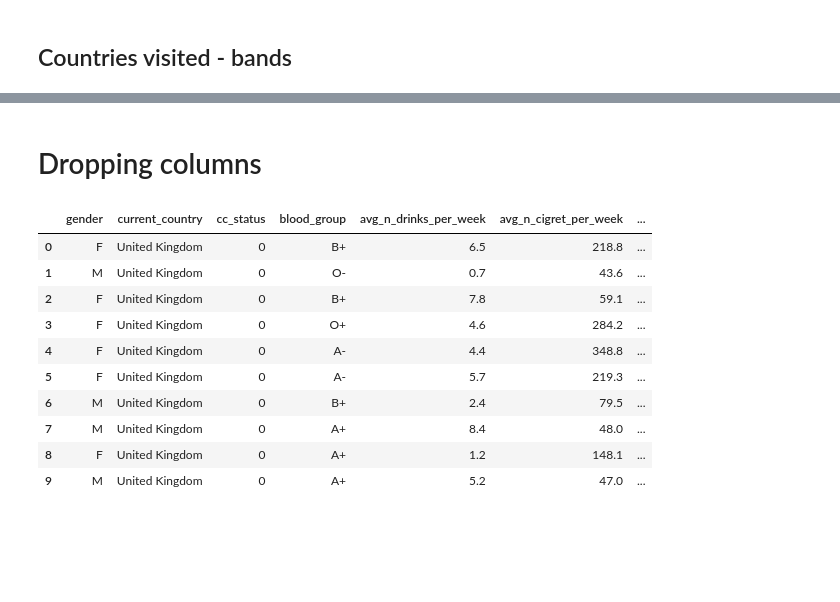
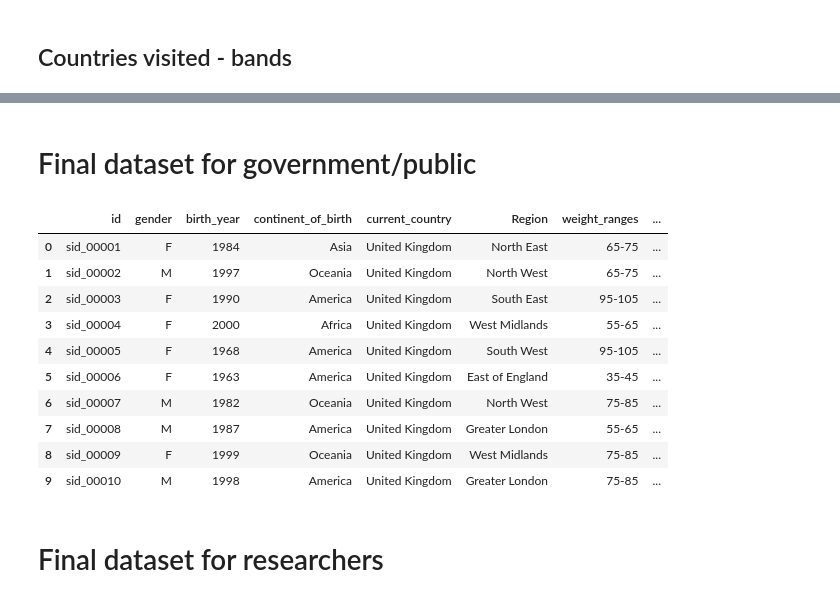
Before and after one commit to KHsuan/CDM_data_anonymisation, a Jupyter notebook: final.ipynb, the cells around one changed output, grey strips where cells are left out. Cells and saved outputs as stored; diff of their text form; code cells hidden in the pictures; blank space fills up the shorter version.

Commit message:
final dataset

```diff
--- a/final.ipynb
+++ b/final.ipynb
@@ -460,3 +498,18 @@ plt.show()
 [figure]
 # %% [markdown]
 ## Countries visited - bands
+# %%
+bins = list(range(0, max(data['n_countries_visited'])+1, 5))
+
+labels = [f"{start + 1}-{end}" for start, end in zip(bins[:-1], bins[1:])]
+print(labels)
+
+# Create a new column n_countries_range with new bins
+data['n_countries_range'] = pd.cut(data['n_countries_visited'], bins=bins, labels=labels, include_lowest=True)
+
+# Count the occurrences in each bin and print it
+range_counts = data['n_countries_range'].value_counts()
+print("Values in ranges of 5 and their counts:")
+print(range_counts)
+
+data.head(10)
@@ -462,0 +545,8 @@ plt.show()
+# %%
+# Remove the '+' and '-' signs from the 'blood_group' column
+data['blood_groupn'] = data['blood_group'].str.replace('+', '').str.replace('-', '')
+data.head(10)
+
+# checking number of unique values
+unique_blood_group = data['blood_groupn'].value_counts()
+unique_blood_group
@@ -478,2 +574,0 @@ data.head(10)
-# %% [markdown]
-# Dropping columns
@@ -483,14 +575,25 @@ final_data = data.drop(columns=['given_name', 'surname', 'birthdate', 'country_o
+# %% [markdown]
+# Final dataset for government/public
+# %%
+# Order of columns:
+cols_gov = ['id', 'gender','birth_year', 'continent_of_birth', 'current_country', 'Region', 'weight_ranges', 'height_ranges', 'blood_groupn', 'avg_n_drinks_per_week_group', 'avg_n_cigret_per_week_group', 'education_level', 'n_countries_range','cc_status']
+cols_res = ['id', 'gender','birth_year', 'continent_of_birth', 'current_country', 'Region', 'weight', 'height', 'blood_group', 'avg_n_drinks_per_week', 'avg_n_cigret_per_week', 'education_level', 'n_countries_visited','cc_status']
+# %%
+# Generating final dataset for gov/public
+final_data_gov = data[cols_gov]
 # %%
-final_data.head(10)
+final_data_gov.head(10)
 # %% [output]
-|  | gender | current_country | cc_status | blood_group | avg_n_drinks_per_week | avg_n_cigret_per_week | ... |
-| 0 | F | United Kingdom | 0 | B+ | 6.5 | 218.8 | ... |
-| 1 | M | United Kingdom | 0 | O- | 0.7 | 43.6 | ... |
-| 2 | F | United Kingdom | 0 | B+ | 7.8 | 59.1 | ... |
-| 3 | F | United Kingdom | 0 | O+ | 4.6 | 284.2 | ... |
-| 4 | F | United Kingdom | 0 | A- | 4.4 | 348.8 | ... |
-| 5 | F | United Kingdom | 0 | A- | 5.7 | 219.3 | ... |
-| 6 | M | United Kingdom | 0 | B+ | 2.4 | 79.5 | ... |
-| 7 | M | United Kingdom | 0 | A+ | 8.4 | 48.0 | ... |
-| 8 | F | United Kingdom | 0 | A+ | 1.2 | 148.1 | ... |
-| 9 | M | United Kingdom | 0 | A+ | 5.2 | 47.0 | ... |
+|  | id | gender | birth_year | continent_of_birth | current_country | Region | weight_ranges | ... |
+| 0 | sid_00001 | F | 1984 | Asia | United Kingdom | North East | 65-75 | ... |
+| 1 | sid_00002 | M | 1997 | Oceania | United Kingdom | North West | 65-75 | ... |
+| 2 | sid_00003 | F | 1990 | America | United Kingdom | South East | 95-105 | ... |
+| 3 | sid_00004 | F | 2000 | Africa | United Kingdom | West Midlands | 55-65 | ... |
+| 4 | sid_00005 | F | 1968 | America | United Kingdom | South West | 95-105 | ... |
+| 5 | sid_00006 | F | 1963 | America | United Kingdom | East of England | 35-45 | ... |
+| 6 | sid_00007 | M | 1982 | Oceania | United Kingdom | North West | 75-85 | ... |
+| 7 | sid_00008 | M | 1987 | America | United Kingdom | Greater London | 55-65 | ... |
+| 8 | sid_00009 | F | 1999 | Oceania | United Kingdom | West Midlands | 75-85 | ... |
+| 9 | sid_00010 | M | 1998 | America | United Kingdom | Greater London | 75-85 | ... |
+# %% [markdown]
+# Final dataset for researchers
```
Also changed, not shown: parts of 16 cells of this notebook.
